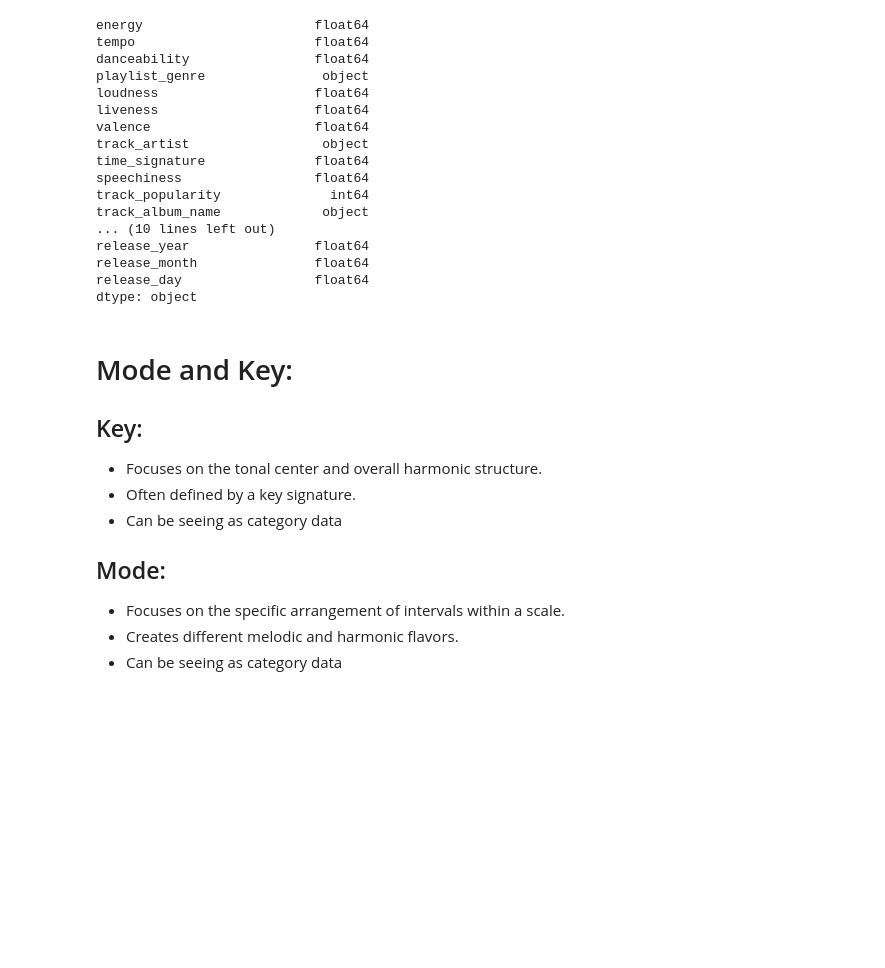
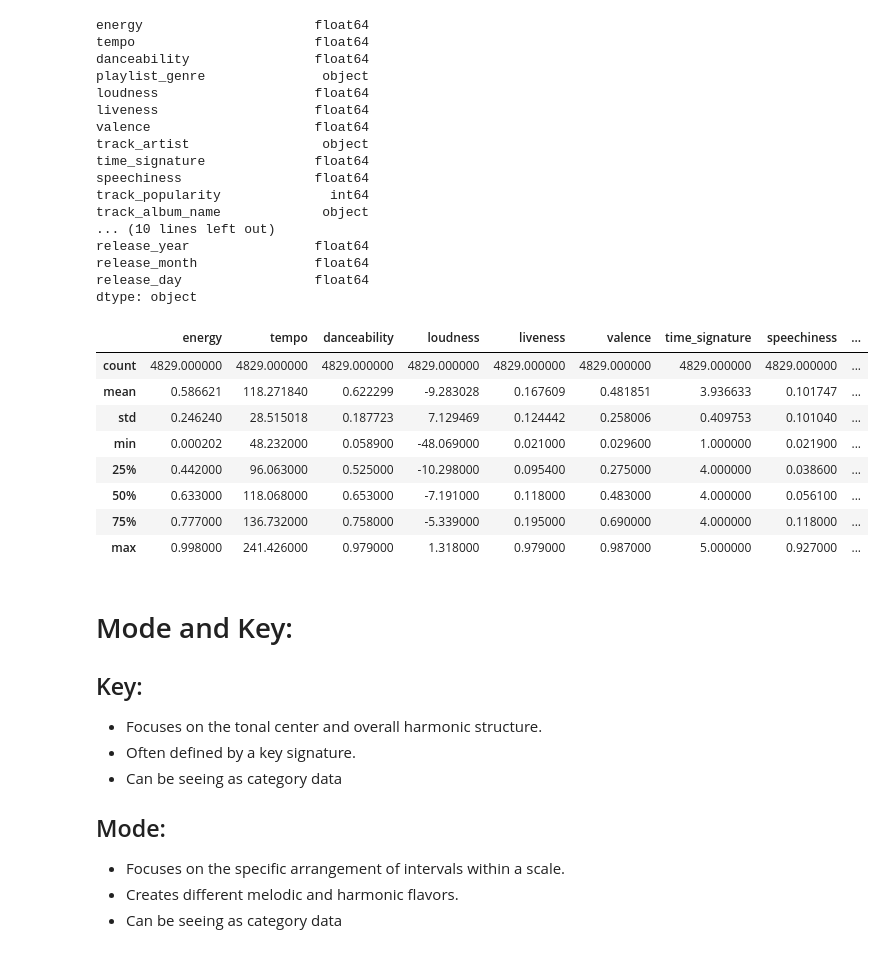
Before and after one commit to LuiisClaudio/spotify-analytics, a Jupyter notebook: capstone_project_proposal.ipynb, the cells around one changed output. Saved outputs shown, nothing was run; the diff lists cells and outputs as text; code cells hidden in the pictures; blank space fills up the shorter version.

```diff
--- a/capstone_project_proposal.ipynb
+++ b/capstone_project_proposal.ipynb
@@ -291,6 +291,18 @@ release_year                float64
 release_month               float64
 release_day                 float64
 dtype: object
+# %%
+df.describe()
+# %% [output]
+|  | energy | tempo | danceability | loudness | liveness | valence | time_signature | speechiness | ... |
+| count | 4829.000000 | 4829.000000 | 4829.000000 | 4829.000000 | 4829.000000 | 4829.000000 | 4829.000000 | 4829.000000 | ... |
+| mean | 0.586621 | 118.271840 | 0.622299 | -9.283028 | 0.167609 | 0.481851 | 3.936633 | 0.101747 | ... |
+| std | 0.246240 | 28.515018 | 0.187723 | 7.129469 | 0.124442 | 0.258006 | 0.409753 | 0.101040 | ... |
+| min | 0.000202 | 48.232000 | 0.058900 | -48.069000 | 0.021000 | 0.029600 | 1.000000 | 0.021900 | ... |
+| 25% | 0.442000 | 96.063000 | 0.525000 | -10.298000 | 0.095400 | 0.275000 | 4.000000 | 0.038600 | ... |
+| 50% | 0.633000 | 118.068000 | 0.653000 | -7.191000 | 0.118000 | 0.483000 | 4.000000 | 0.056100 | ... |
+| 75% | 0.777000 | 136.732000 | 0.758000 | -5.339000 | 0.195000 | 0.690000 | 4.000000 | 0.118000 | ... |
+| max | 0.998000 | 241.426000 | 0.979000 | 1.318000 | 0.979000 | 0.987000 | 5.000000 | 0.927000 | ... |
 # %% [markdown]
 # Mode and Key:
 
```
Also changed, not shown: parts of 4 cells of this notebook, 3 other files.
